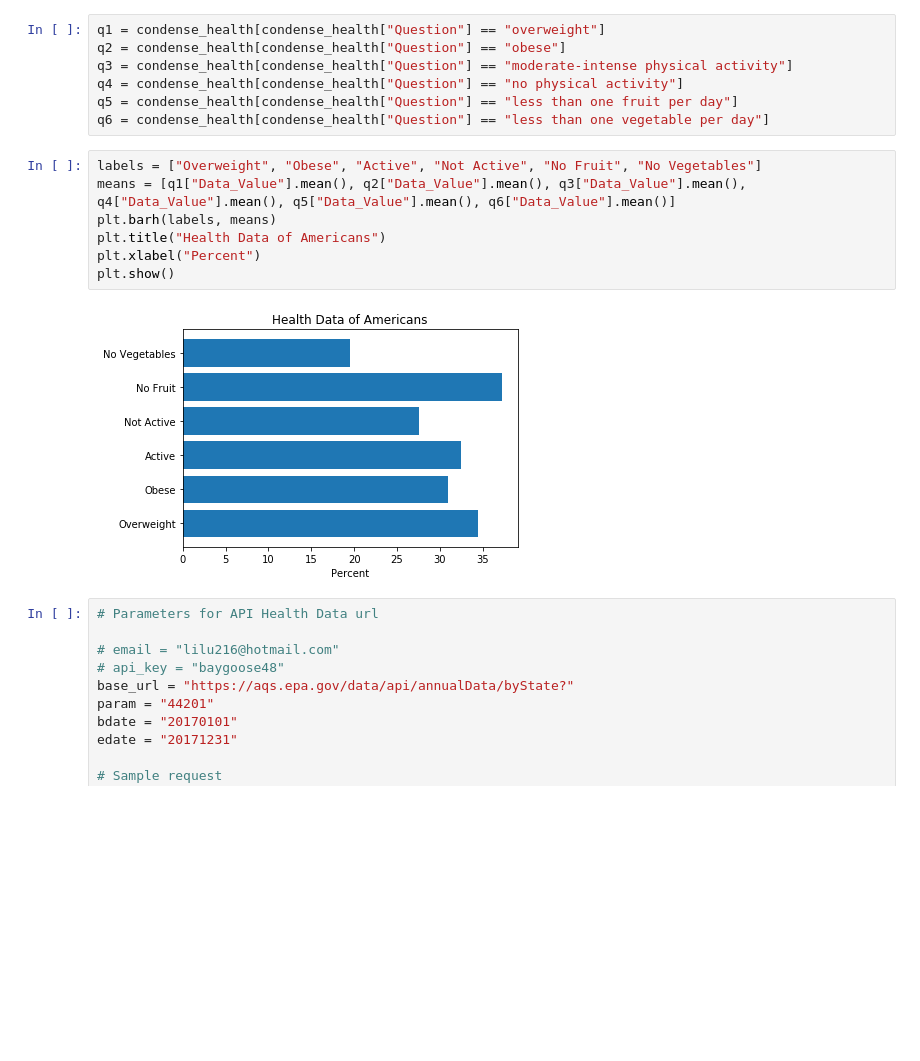
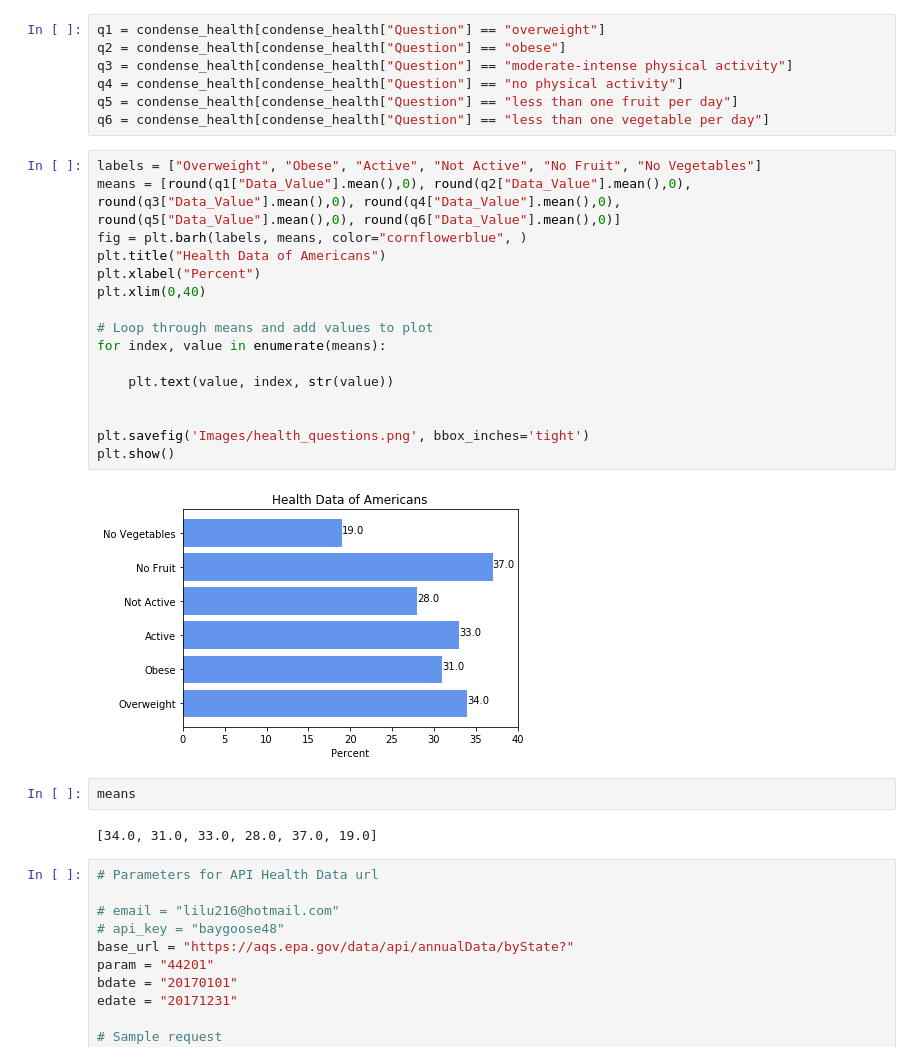
Before and after one commit to BrittLHeth/Project-1-API, a Jupyter notebook: Leah_o3_Final-.ipynb, the cells around one changed output. Drawn from its saved outputs; the diff is of its cells as text; blank space fills up the shorter version.

```diff
--- a/Leah_o3_Final-.ipynb
+++ b/Leah_o3_Final-.ipynb
@@ -86,13 +86,26 @@ q5 = condense_health[condense_health["Question"] == "less than one fruit per day
 q6 = condense_health[condense_health["Question"] == "less than one vegetable per day"]
 # %%
 labels = ["Overweight", "Obese", "Active", "Not Active", "No Fruit", "No Vegetables"]
-means = [q1["Data_Value"].mean(), q2["Data_Value"].mean(), q3["Data_Value"].mean(), q4["Data_Value"].mean(), q5["Data_Value"].mean(), q6["Data_Value"].mean()]
-plt.barh(labels, means)
+means = [round(q1["Data_Value"].mean(),0), round(q2["Data_Value"].mean(),0), round(q3["Data_Value"].mean(),0), round(q4["Data_Value"].mean(),0), round(q5["Data_Value"].mean(),0), round(q6["Data_Value"].mean(),0)]
+fig = plt.barh(labels, means, color="cornflowerblue", )
 plt.title("Health Data of Americans")
 plt.xlabel("Percent")
+plt.xlim(0,40)
+
+# Loop through means and add values to plot
+for index, value in enumerate(means):
+
+    plt.text(value, index, str(value))
+
+
+plt.savefig('Images/health_questions.png', bbox_inches='tight')
 plt.show()
 # %% [output]
-[figure, old version]
+[figure, new version]
+# %%
+means
+# %% [output]
+[34.0, 31.0, 33.0, 28.0, 37.0, 19.0]
 # %%
 # Parameters for API Health Data url
 
```
Also changed, not shown: parts of 13 cells of this notebook, 1 other file.
